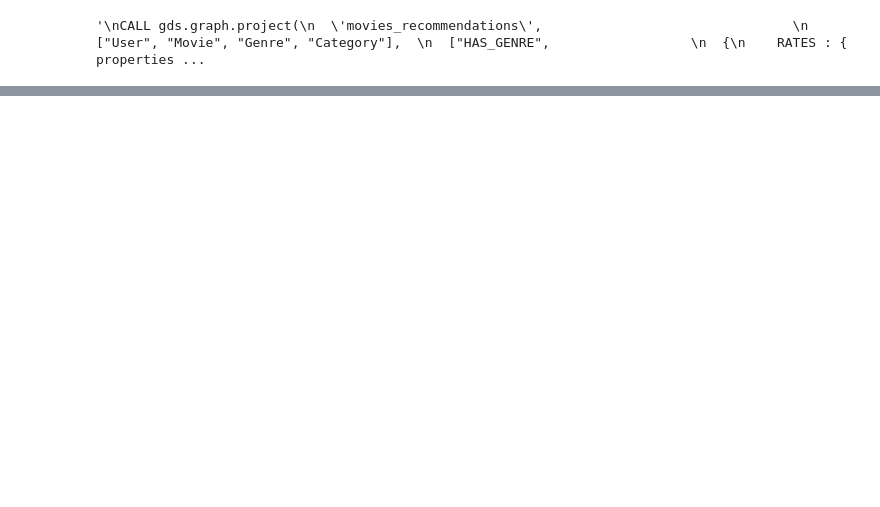
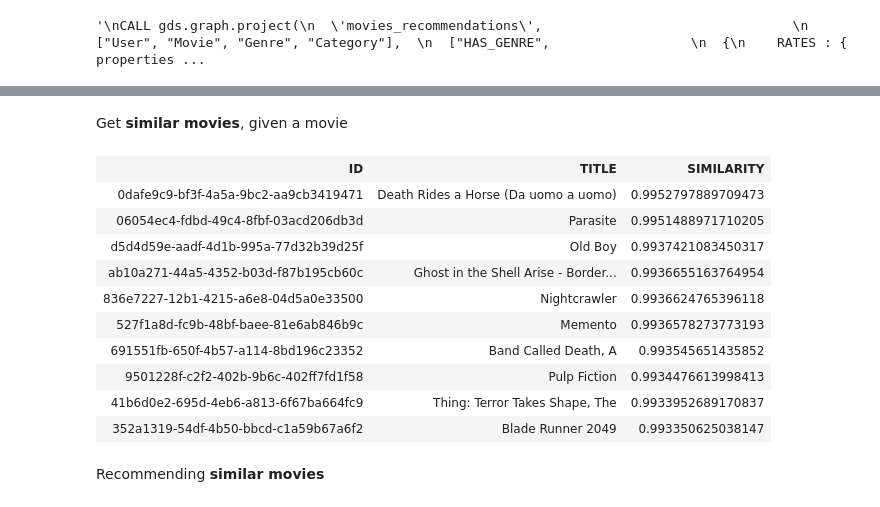
Before and after one commit to aleceress/movielens_rs, a Jupyter notebook: queries.ipynb, the cells around one changed output, grey strips where cells are left out. Cells and saved outputs as stored; diff of their text form; code cells hidden in the pictures; blank space fills up the shorter version.

```diff
--- a/queries.ipynb
+++ b/queries.ipynb
@@ -351,0 +489,25 @@ YIELD nodesCompared, relationshipsWritten
+# %% [markdown]
+Get __similar movies__, given a movie
+# %%
+movie_id = "0b142bcb-3bcb-4ce7-943e-b73b16cf4f15"
+graph.run(
+    (
+        f"MATCH (m1:Movie{{id: '{movie_id}'}})-[s:SIMILAR]->(m2:Movie) "
+        "RETURN m2.id AS ID, m2.title AS TITLE, s.score AS SIMILARITY "
+        "ORDER BY SIMILARITY DESC "
+    )
+).to_table()
+# %% [output]
+| ID | TITLE | SIMILARITY |
+| 0dafe9c9-bf3f-4a5a-9bc2-aa9cb3419471 | Death Rides a Horse (Da uomo a uomo) | 0.9952797889709473 |
+| 06054ec4-fdbd-49c4-8fbf-03acd206db3d | Parasite | 0.9951488971710205 |
+| d5d4d59e-aadf-4d1b-995a-77d32b39d25f | Old Boy | 0.9937421083450317 |
+| ab10a271-44a5-4352-b03d-f87b195cb60c | Ghost in the Shell Arise - Border... | 0.9936655163764954 |
+| 836e7227-12b1-4215-a6e8-04d5a0e33500 | Nightcrawler | 0.9936624765396118 |
+| 527f1a8d-fc9b-48bf-baee-81e6ab846b9c | Memento | 0.9936578273773193 |
+| 691551fb-650f-4b57-a114-8bd196c23352 | Band Called Death, A | 0.993545651435852 |
+| 9501228f-c2f2-402b-9b6c-402ff7fd1f58 | Pulp Fiction | 0.9934476613998413 |
+| 41b6d0e2-695d-4eb6-a813-6f67ba664fc9 | Thing: Terror Takes Shape, The | 0.9933952689170837 |
+| 352a1319-54df-4b50-bbcd-c1a59b67a6f2 | Blade Runner 2049 | 0.993350625038147 |
+# %% [markdown]
+ Recommending __similar movies__
```
Also changed, not shown: parts of 20 cells of this notebook.
